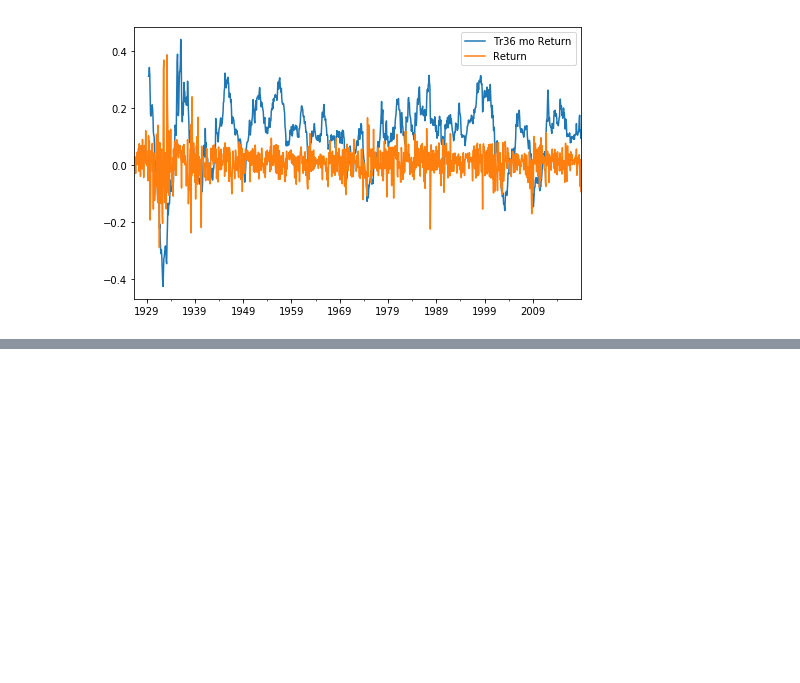
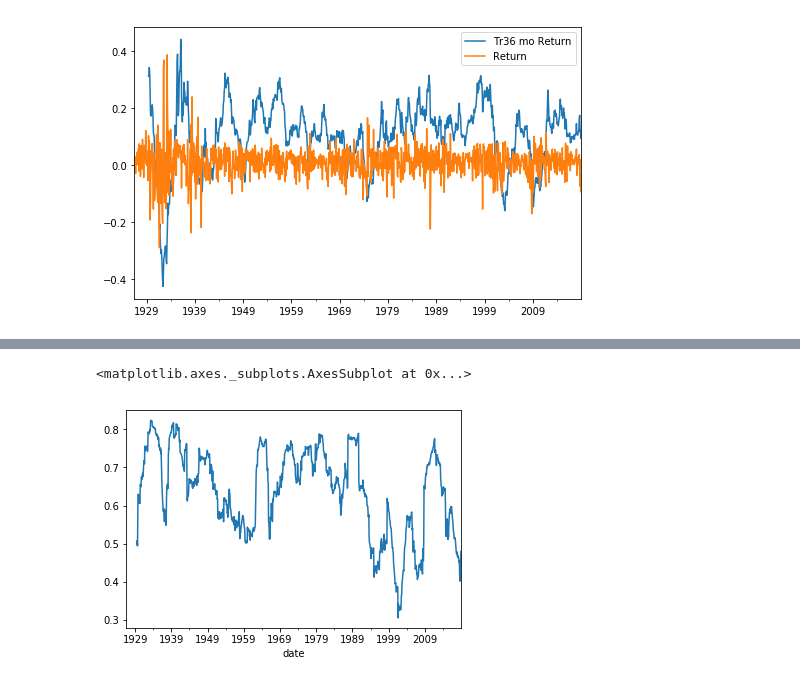
Before and after one commit to allaccountstaken/risk_toolkit, a Jupyter notebook: diversification.ipynb, the cells around one changed output, grey strips where cells are left out. Drawn from its saved outputs; the diff is of its cells as text; code cells hidden in the pictures; blank space fills up the shorter version.

Commit message:
Rolling correlations and MultiIndexes

```diff
--- a/diversification.ipynb
+++ b/diversification.ipynb
@@ -102,0 +103,3 @@ total_market_return.plot(label='Return', legend=True)
+# %%
+ts_corr = ind_returns.rolling(window=36).corr()
+ts_corr.tail()
@@ -102,0 +114,3 @@ total_market_return.plot(label='Return', legend=True)
+# %%
+ts_corr.index.names = ['date', 'industry']
+ts_corr.tail()
@@ -102,0 +126,8 @@ total_market_return.plot(label='Return', legend=True)
+# %%
+ind_tr36corr = ts_corr.groupby(level='date').apply(
+    lambda cormat: cormat.values.mean())
+# %%
+ind_tr36corr.plot()
+# %% [output]
+<matplotlib.axes._subplots.AxesSubplot at 0x...>
+[figure, added]
```
Also changed, not shown: parts of 5 cells of this notebook.
